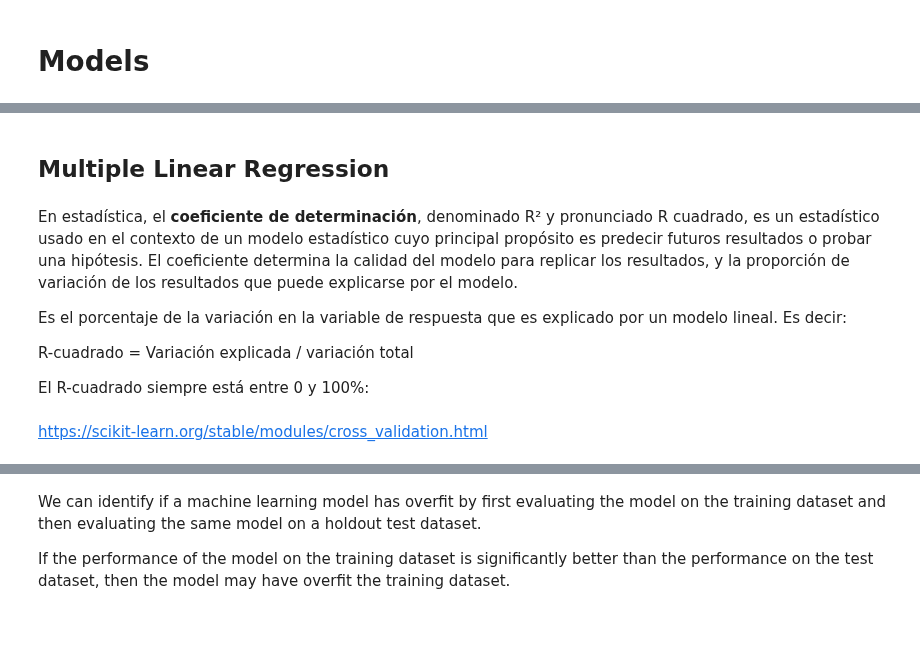
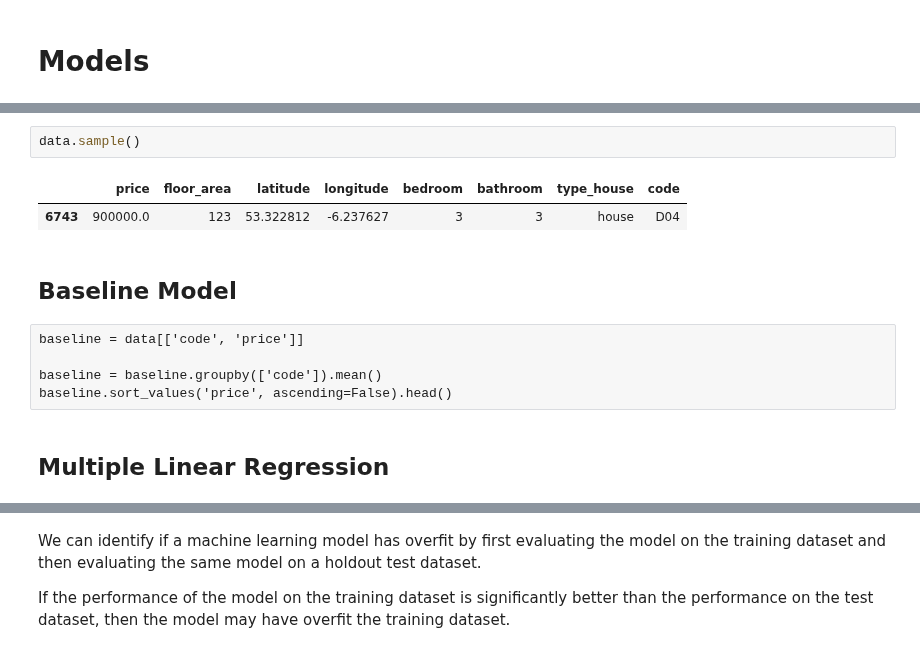
Before and after one commit to javiicc/Identifying_Potential_Investment_Opportunities_In_The_Irish_Real_Estate_Market_Using_MachineLearning, a Jupyter notebook: Price_Inference.ipynb, the cells around one changed output, grey strips where cells are left out. Drawn from its saved outputs; the diff is of its cells as text; blank space fills up the shorter version.

```diff
--- a/Price_Inference.ipynb
+++ b/Price_Inference.ipynb
@@ -126,12 +167,14 @@ https://scikit-learn.org/stable/modules/preprocessing.html
+# %%
+data.sample()
+# %% [output]
+|  | price | floor_area | latitude | longitude | bedroom | bathroom | type_house | code |
+| 6743 | 900000.0 | 123 | 53.322812 | -6.237627 | 3 | 3 | house | D04 |
+# %% [markdown]
+## Baseline Model
+# %% [raw]
+baseline = data[['code', 'price']]
+
+baseline = baseline.groupby(['code']).mean()
+baseline.sort_values('price', ascending=False).head()
 # %% [markdown]
 ## Multiple Linear Regression
-# %% [markdown]
-En estadística, el **coeficiente de determinación**, denominado R² y pronunciado R cuadrado, es un estadístico usado en el contexto de un modelo estadístico cuyo principal propósito es predecir futuros resultados o probar una hipótesis. El coeficiente determina la calidad del modelo para replicar los resultados, y la proporción de variación de los resultados que puede explicarse por el modelo.
-
-Es el porcentaje de la variación en la variable de respuesta que es explicado por un modelo lineal. Es decir:
-
-R-cuadrado = Variación explicada / variación total
-
-El R-cuadrado siempre está entre 0 y 100%:
-# %% [markdown]
-https://scikit-learn.org/stable/modules/cross_validation.html
```
Also changed, not shown: parts of 57 cells of this notebook, 15 other files.
